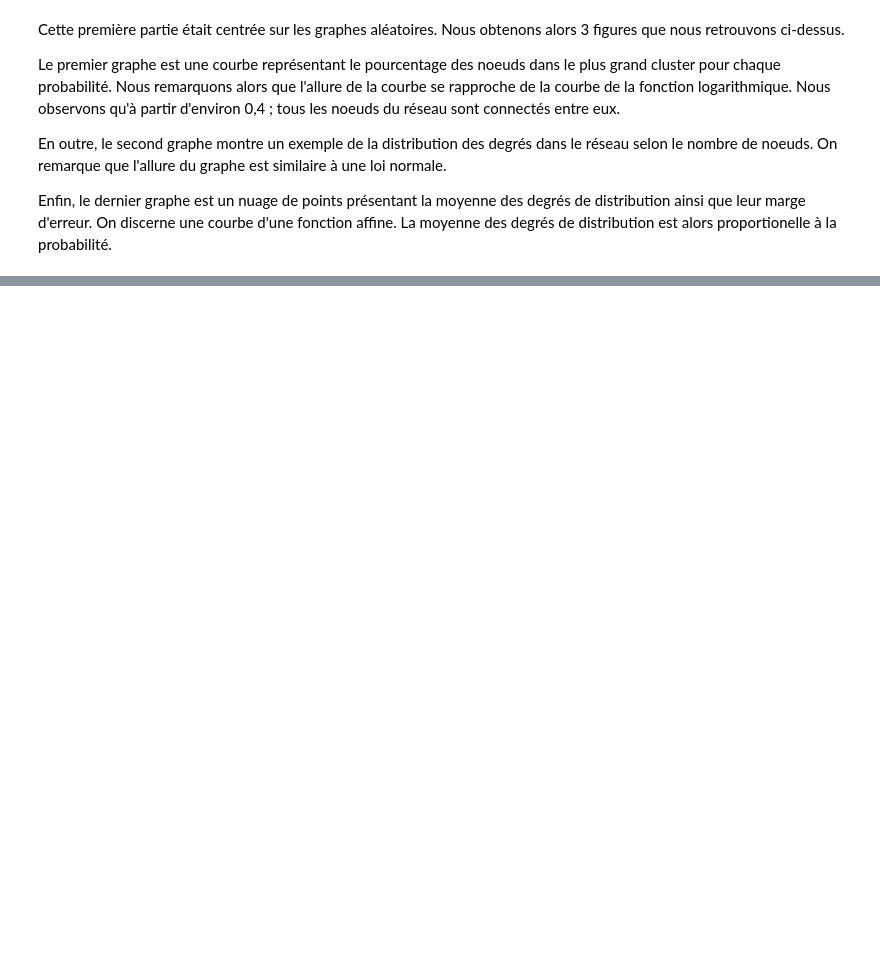
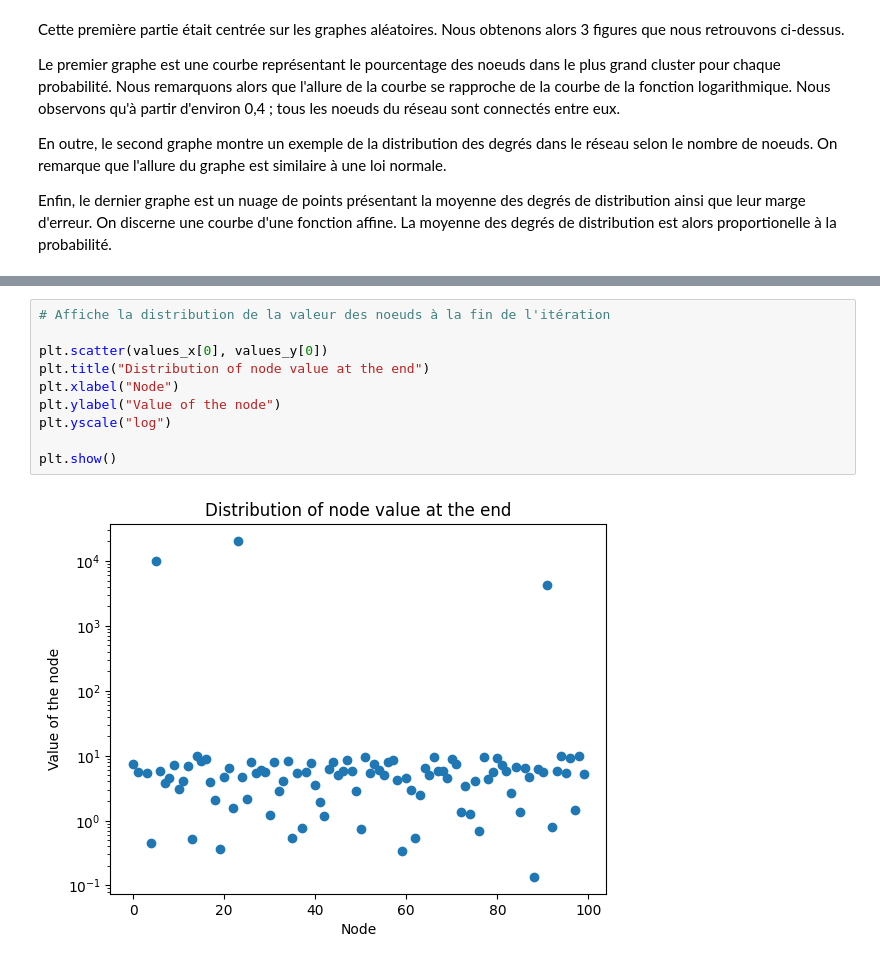
Before and after one commit to BenjaminGueriot/ISOC731_Projet, a Jupyter notebook: projet.ipynb, the cells around one changed output, grey strips where cells are left out. Drawn from its saved outputs; the diff is of its cells as text; blank space fills up the shorter version.

```diff
--- a/projet.ipynb
+++ b/projet.ipynb
@@ -229,0 +248,12 @@ nx.draw(G)
+# %%
+# Affiche la distribution de la valeur des noeuds à la fin de l'itération
+
+plt.scatter(values_x[0], values_y[0])
+plt.title("Distribution of node value at the end")
+plt.xlabel("Node")
+plt.ylabel("Value of the node")
+plt.yscale("log")
+
+plt.show()
+# %% [output]
+[figure, added]
```
Also changed, not shown: parts of 17 cells of this notebook.
